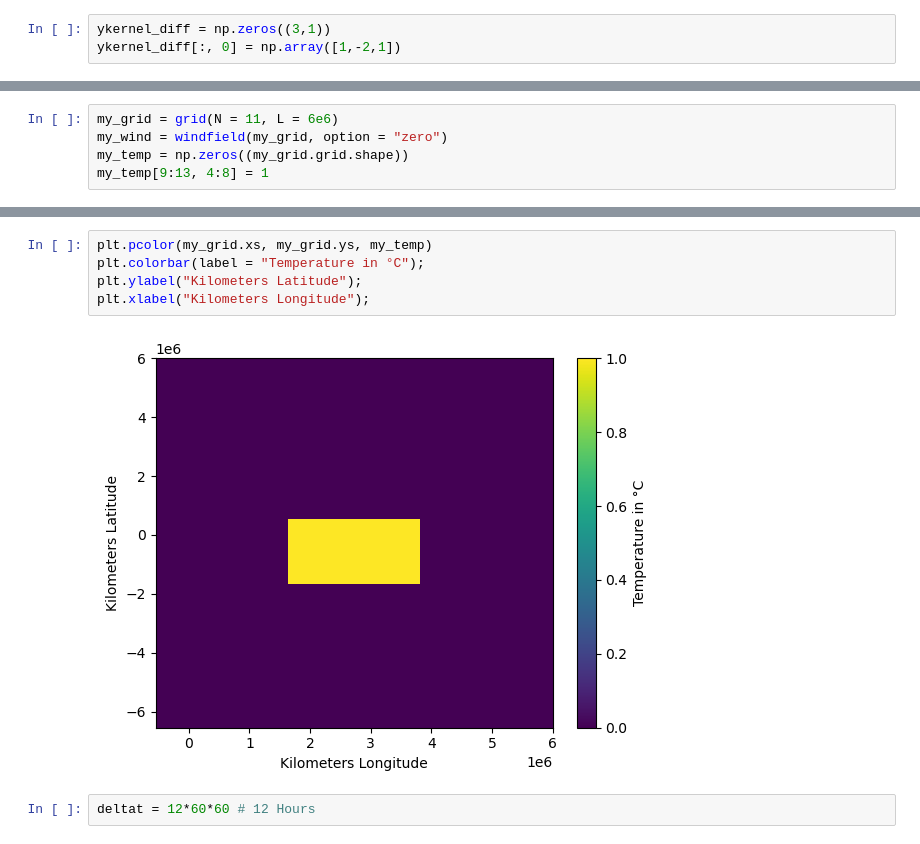
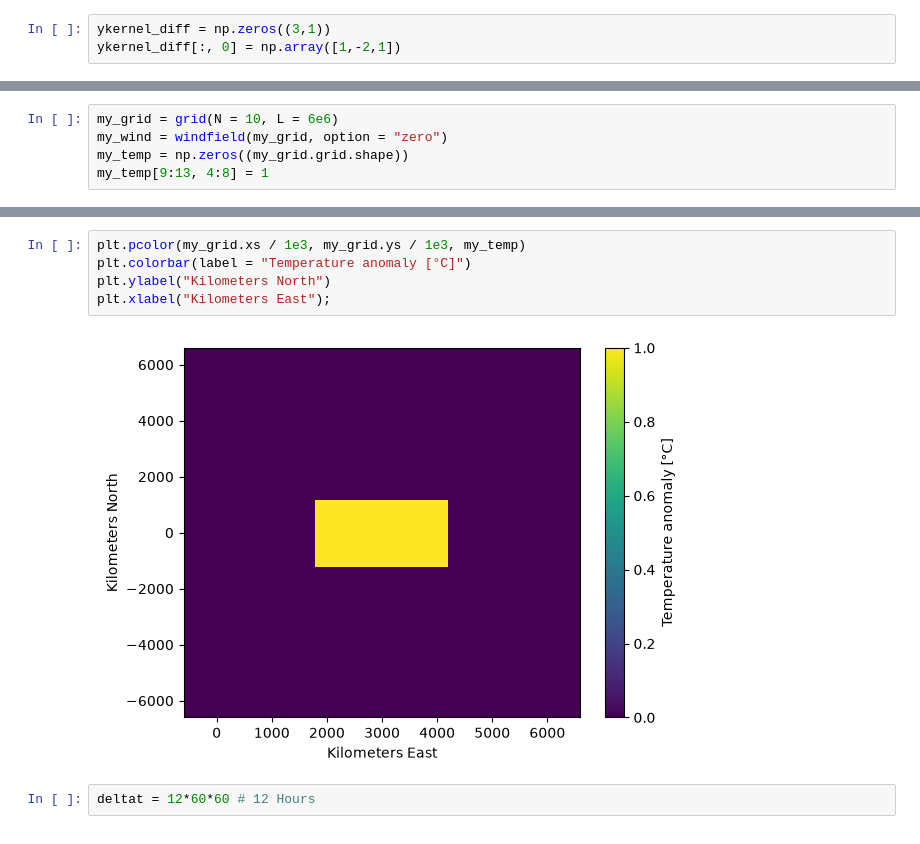
Before and after one commit to drvivekhydro/hydroclimatology, a Jupyter notebook: lecture-11-heat-transports.ipynb, the cells around one changed output, grey strips where cells are left out. Drawn from its saved outputs; the diff is of its cells as text.

```diff
--- a/lecture-11-heat-transports.ipynb
+++ b/lecture-11-heat-transports.ipynb
@@ -343,5 +311,5 @@ Initialize temperature field with rectangular non-zero box.
 # %%
-my_grid = grid(N = 11, L = 6e6)
+my_grid = grid(N = 10, L = 6e6)
 my_wind = windfield(my_grid, option = "zero")
 my_temp = np.zeros((my_grid.grid.shape))
 my_temp[9:13, 4:8] = 1
@@ -352,10 +320,10 @@ my_grid.grid.shape
 # %%
-plt.pcolor(my_grid.xs, my_grid.ys, my_temp)
-plt.colorbar(label = "Temperature in °C");
-plt.ylabel("Kilometers Latitude");
-plt.xlabel("Kilometers Longitude");
+plt.pcolor(my_grid.xs / 1e3, my_grid.ys / 1e3, my_temp)
+plt.colorbar(label = "Temperature anomaly [°C]")
+plt.ylabel("Kilometers North")
+plt.xlabel("Kilometers East");
 # %% [output]
-[figure, old version]
+[figure, new version]
 # %%
 deltat = 12*60*60 # 12 Hours
 # %%
```
Also changed, not shown: parts of 44 cells of this notebook, 7 other files.
